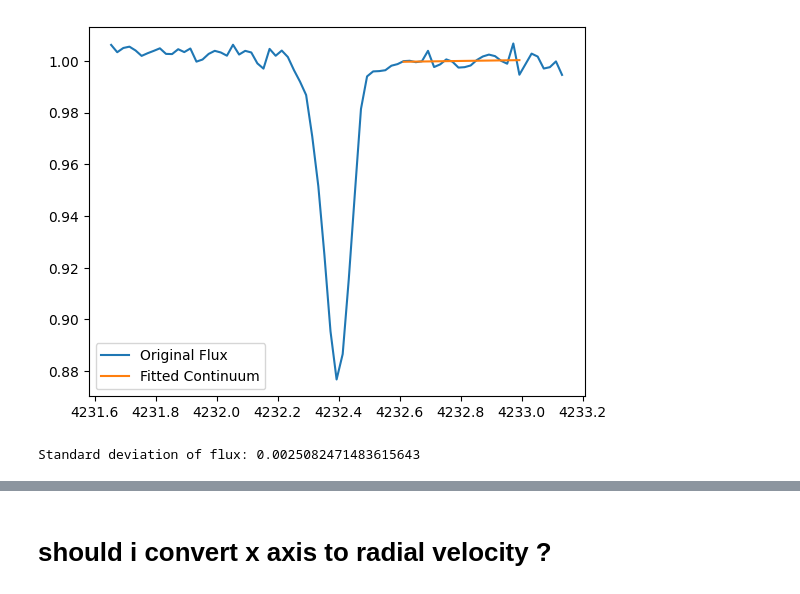
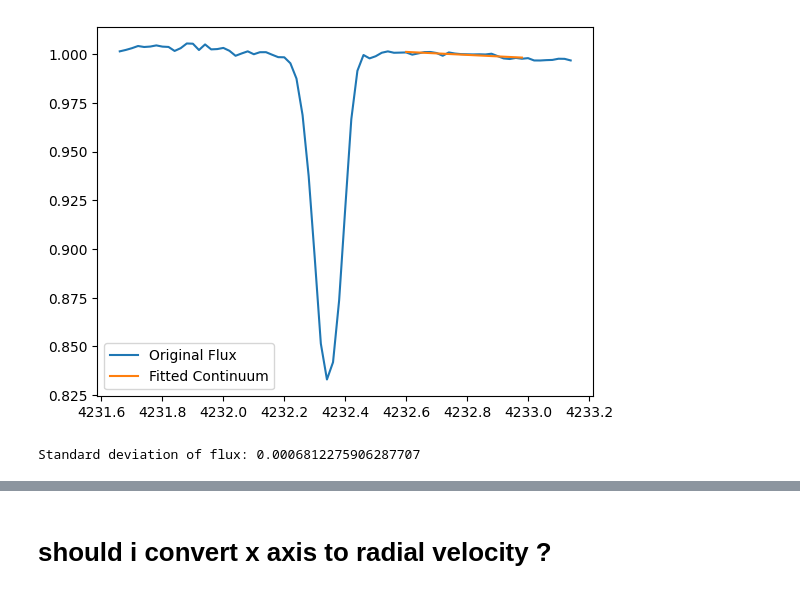
Before and after one commit to AyanS13/edibles, a Jupyter notebook: edibles_voigtfit_CHplus_work/plottings_CHp.ipynb, the cells around one changed output, grey strips where cells are left out. Cells and saved outputs as stored; diff of their text form; code cells hidden in the pictures.

```diff
--- a/edibles_voigtfit_CHplus_work/plottings_CHp.ipynb
+++ b/edibles_voigtfit_CHplus_work/plottings_CHp.ipynb
@@ -58,25 +52,25 @@ for i in test:
 # %%
-filename = "/HD170740/BLUE_437/HD170740_w437_blue_20140915_O15.fits" # mention the file which needs fitting
+filename = "/HD161056/BLUE_437/HD161056_w437_blue_20170508_O15.fits" # mention the file which needs fitting
 wrange = [4231.65, 4233.15]
 sp = EdiblesSpectrum(filename)
 sp.getSpectrum(xmin=wrange[0], xmax=wrange[1])
 wave = sp.bary_wave
 flux = sp.bary_flux
 
 # Filter the spectrum within the specified wavelength range
 idx = np.where((wave > wrange[0]) & (wave < wrange[1]))
 wave = wave[idx]
 flux = flux[idx]
 # Normalize the flux
 flux = flux / np.median(flux)
 continuum, std_dev = local_continuum(wave, flux, positions=[4232.8], windows=[0.4], spline_order=1, silent=False)
 
 ## this local_continuum function is different from what is in the edibles repo. it was created by us and is in a email sent by Debayan
 
 print("Standard deviation of flux:", std_dev)
 # %% [output]
-[figure, old version]
+[figure, new version]
-Standard deviation of flux: 0.0025082471483615643
+Standard deviation of flux: 0.0006812275906287707
 # %%
 ## next try to fit continuum using cubic splines
 
```
Also changed, not shown: parts of 10 cells of this notebook, 1 other file.
